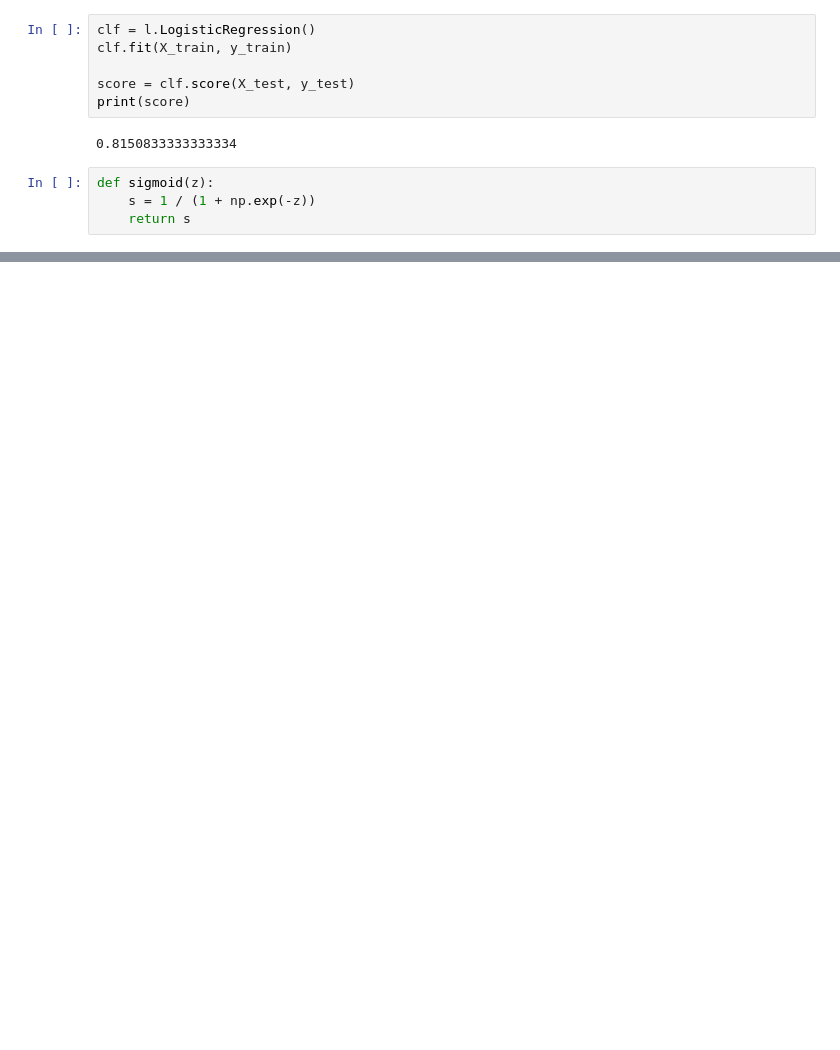
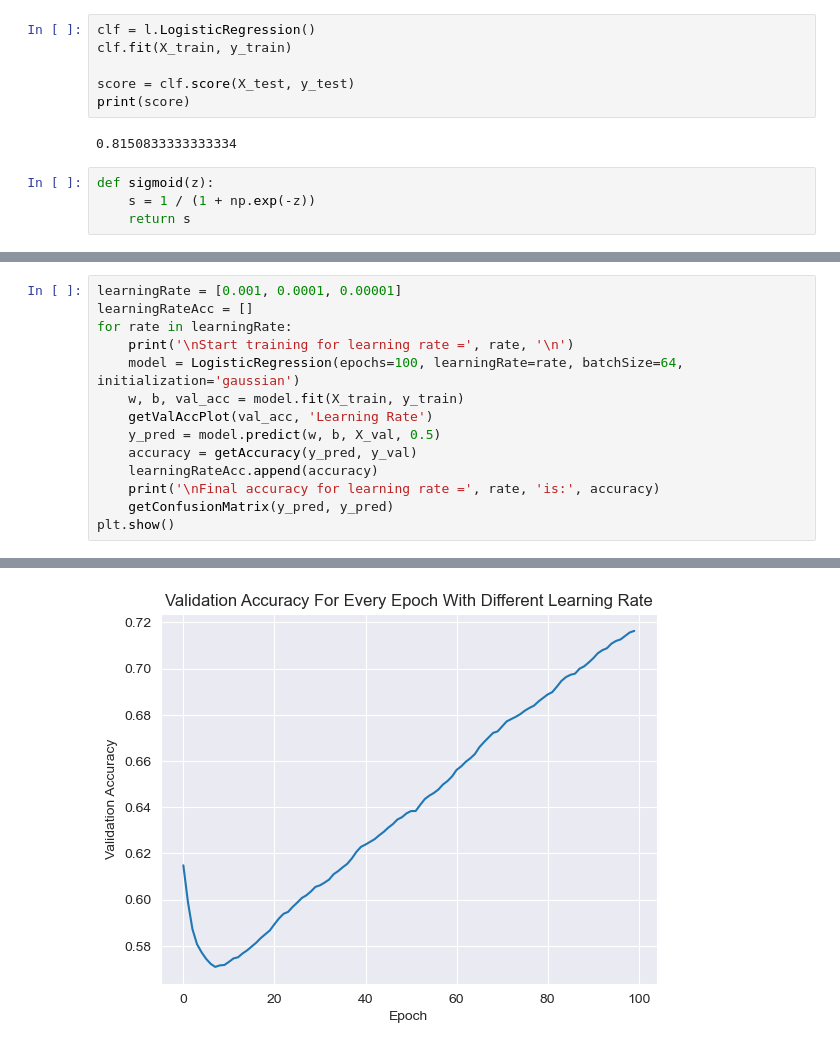
Before and after one commit to Gulce62/LogisticRegression, a Jupyter notebook: notebook.ipynb, the cells around one changed output, grey strips where cells are left out. Saved outputs shown, nothing was run; the diff lists cells and outputs as text; blank space fills up the shorter version.

```diff
--- a/notebook.ipynb
+++ b/notebook.ipynb
@@ -154,0 +214,15 @@ Start training for batchsize = 42000
+# %%
+learningRate = [0.001, 0.0001, 0.00001]
+learningRateAcc = []
+for rate in learningRate:
+    print('\nStart training for learning rate =', rate, '\n')
+    model = LogisticRegression(epochs=100, learningRate=rate, batchSize=64, initialization='gaussian')
+    w, b, val_acc = model.fit(X_train, y_train)
+    getValAccPlot(val_acc, 'Learning Rate')
+    y_pred = model.predict(w, b, X_val, 0.5)
+    accuracy = getAccuracy(y_pred, y_val)
+    learningRateAcc.append(accuracy)
+    print('\nFinal accuracy for learning rate =', rate, 'is:', accuracy)
+    getConfusionMatrix(y_pred, y_pred)
+plt.show()
+# %% [output]
@@ -154,0 +246 @@ Start training for batchsize = 42000
+[figure, added]
```
Also changed, not shown: parts of 15 cells of this notebook, 2 other files.
